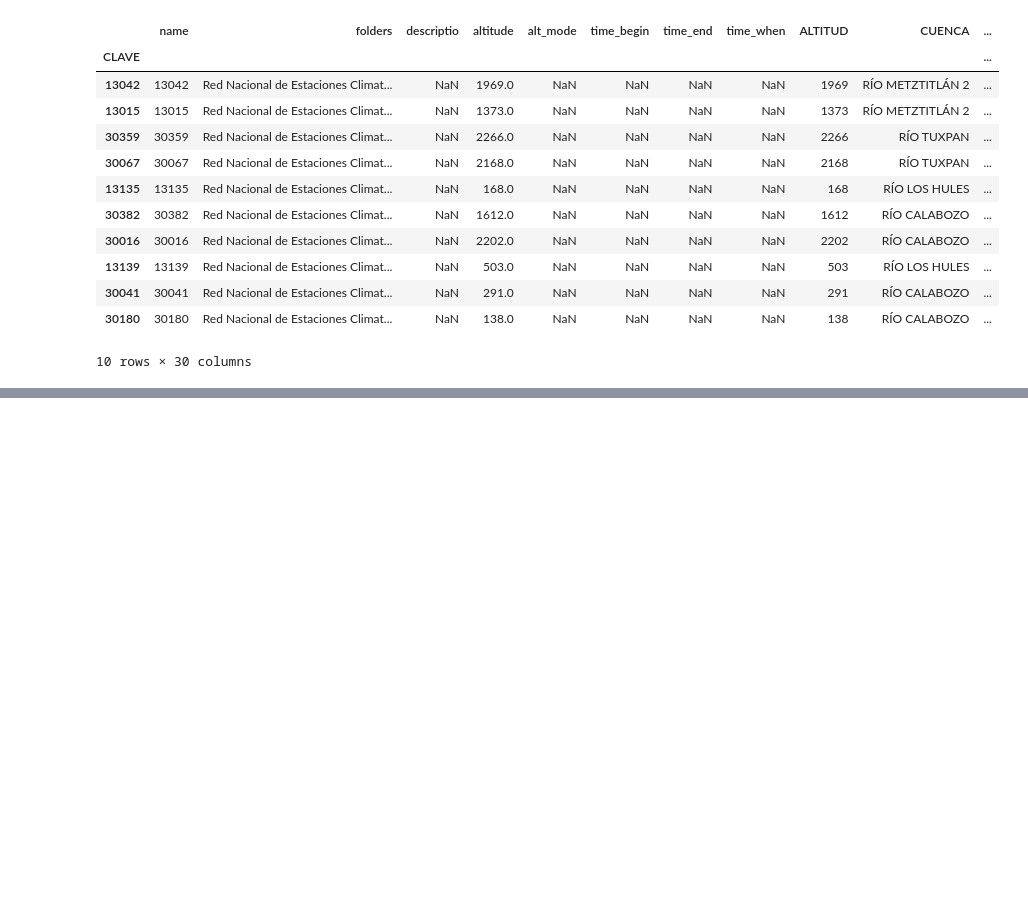
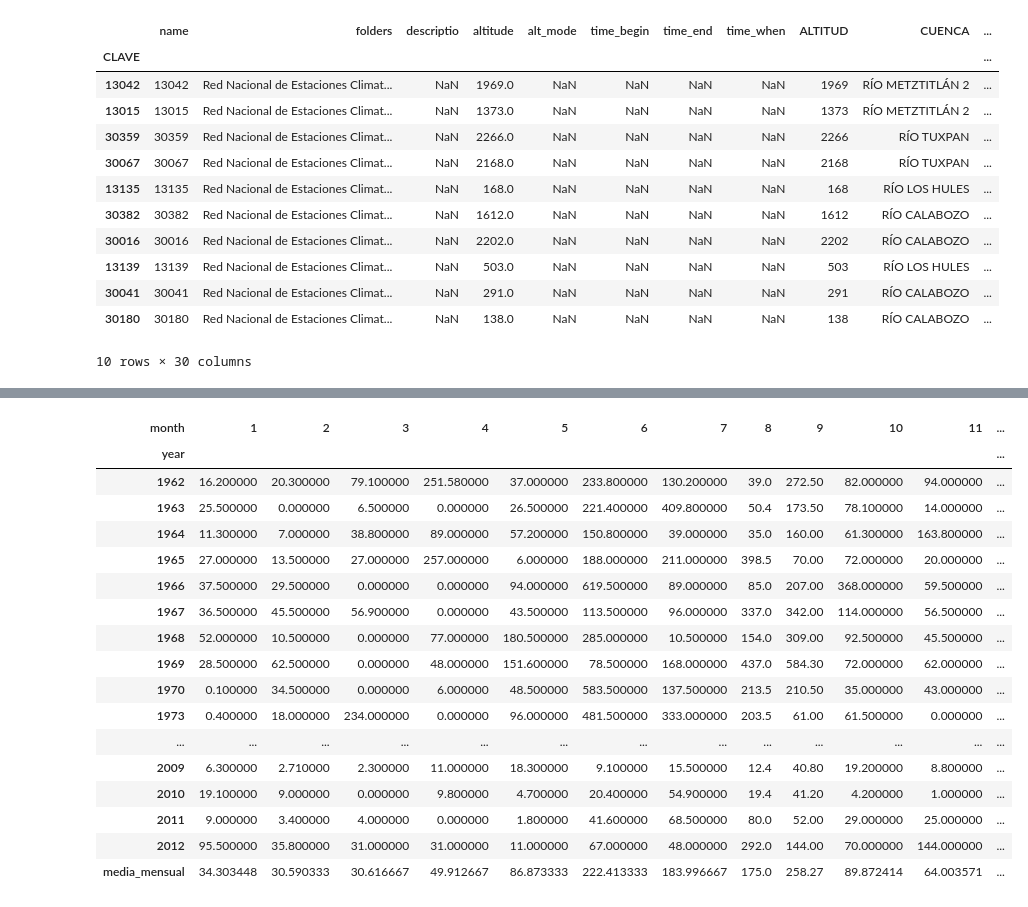
Before and after one commit to alejandroceba/mini-hidroelectrica-eh-26289, a Jupyter notebook: notebooks/precipitacion.ipynb, the cells around one changed output, grey strips where cells are left out. Cells and saved outputs as stored; diff of their text form; code cells hidden in the pictures; blank space fills up the shorter version.

Commit message:
calculo de precipitacion media lo mas correcto que se pudo

```diff
--- a/notebooks/precipitacion.ipynb
+++ b/notebooks/precipitacion.ipynb
@@ -680,3 +862,25 @@ Ac = area["A_km2"].sum() * 1000000
+# %%
+
+dfs_monthly["30016"]
+# %% [output]
+| month | 1 | 2 | 3 | 4 | 5 | 6 | 7 | 8 | 9 | 10 | 11 | ... |
+| year |  |  |  |  |  |  |  |  |  |  |  | ... |
+| 1962 | 16.200000 | 20.300000 | 79.100000 | 251.580000 | 37.000000 | 233.800000 | 130.200000 | 39.0 | 272.50 | 82.000000 | 94.000000 | ... |
+| 1963 | 25.500000 | 0.000000 | 6.500000 | 0.000000 | 26.500000 | 221.400000 | 409.800000 | 50.4 | 173.50 | 78.100000 | 14.000000 | ... |
+| 1964 | 11.300000 | 7.000000 | 38.800000 | 89.000000 | 57.200000 | 150.800000 | 39.000000 | 35.0 | 160.00 | 61.300000 | 163.800000 | ... |
+| 1965 | 27.000000 | 13.500000 | 27.000000 | 257.000000 | 6.000000 | 188.000000 | 211.000000 | 398.5 | 70.00 | 72.000000 | 20.000000 | ... |
+| 1966 | 37.500000 | 29.500000 | 0.000000 | 0.000000 | 94.000000 | 619.500000 | 89.000000 | 85.0 | 207.00 | 368.000000 | 59.500000 | ... |
+| 1967 | 36.500000 | 45.500000 | 56.900000 | 0.000000 | 43.500000 | 113.500000 | 96.000000 | 337.0 | 342.00 | 114.000000 | 56.500000 | ... |
+| 1968 | 52.000000 | 10.500000 | 0.000000 | 77.000000 | 180.500000 | 285.000000 | 10.500000 | 154.0 | 309.00 | 92.500000 | 45.500000 | ... |
+| 1969 | 28.500000 | 62.500000 | 0.000000 | 48.000000 | 151.600000 | 78.500000 | 168.000000 | 437.0 | 584.30 | 72.000000 | 62.000000 | ... |
+| 1970 | 0.100000 | 34.500000 | 0.000000 | 6.000000 | 48.500000 | 583.500000 | 137.500000 | 213.5 | 210.50 | 35.000000 | 43.000000 | ... |
+| 1973 | 0.400000 | 18.000000 | 234.000000 | 0.000000 | 96.000000 | 481.500000 | 333.000000 | 203.5 | 61.00 | 61.500000 | 0.000000 | ... |
+| ... | ... | ... | ... | ... | ... | ... | ... | ... | ... | ... | ... | ... |
+| 2009 | 6.300000 | 2.710000 | 2.300000 | 11.000000 | 18.300000 | 9.100000 | 15.500000 | 12.4 | 40.80 | 19.200000 | 8.800000 | ... |
+| 2010 | 19.100000 | 9.000000 | 0.000000 | 9.800000 | 4.700000 | 20.400000 | 54.900000 | 19.4 | 41.20 | 4.200000 | 1.000000 | ... |
+| 2011 | 9.000000 | 3.400000 | 4.000000 | 0.000000 | 1.800000 | 41.600000 | 68.500000 | 80.0 | 52.00 | 29.000000 | 25.000000 | ... |
+| 2012 | 95.500000 | 35.800000 | 31.000000 | 31.000000 | 11.000000 | 67.000000 | 48.000000 | 292.0 | 144.00 | 70.000000 | 144.000000 | ... |
+| media_mensual | 34.303448 | 30.590333 | 30.616667 | 49.912667 | 86.873333 | 222.413333 | 183.996667 | 175.0 | 258.27 | 89.872414 | 64.003571 | ... |
 # %%
 k = 0.251496377750712
 ce = k * (pa - 250) / 2000 + (k - 0.15) / 1.5
```
Also changed, not shown: parts of 21 cells of this notebook, 4 other files.
